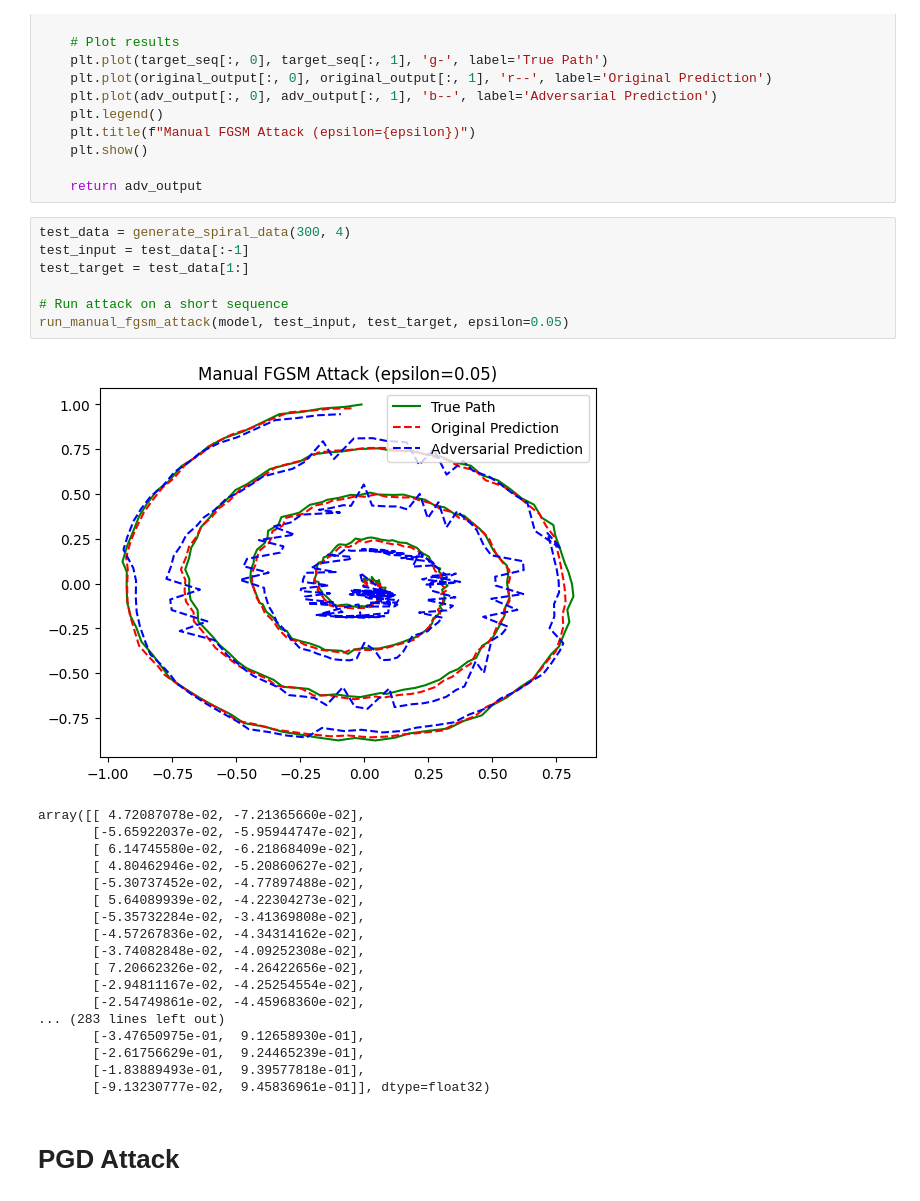
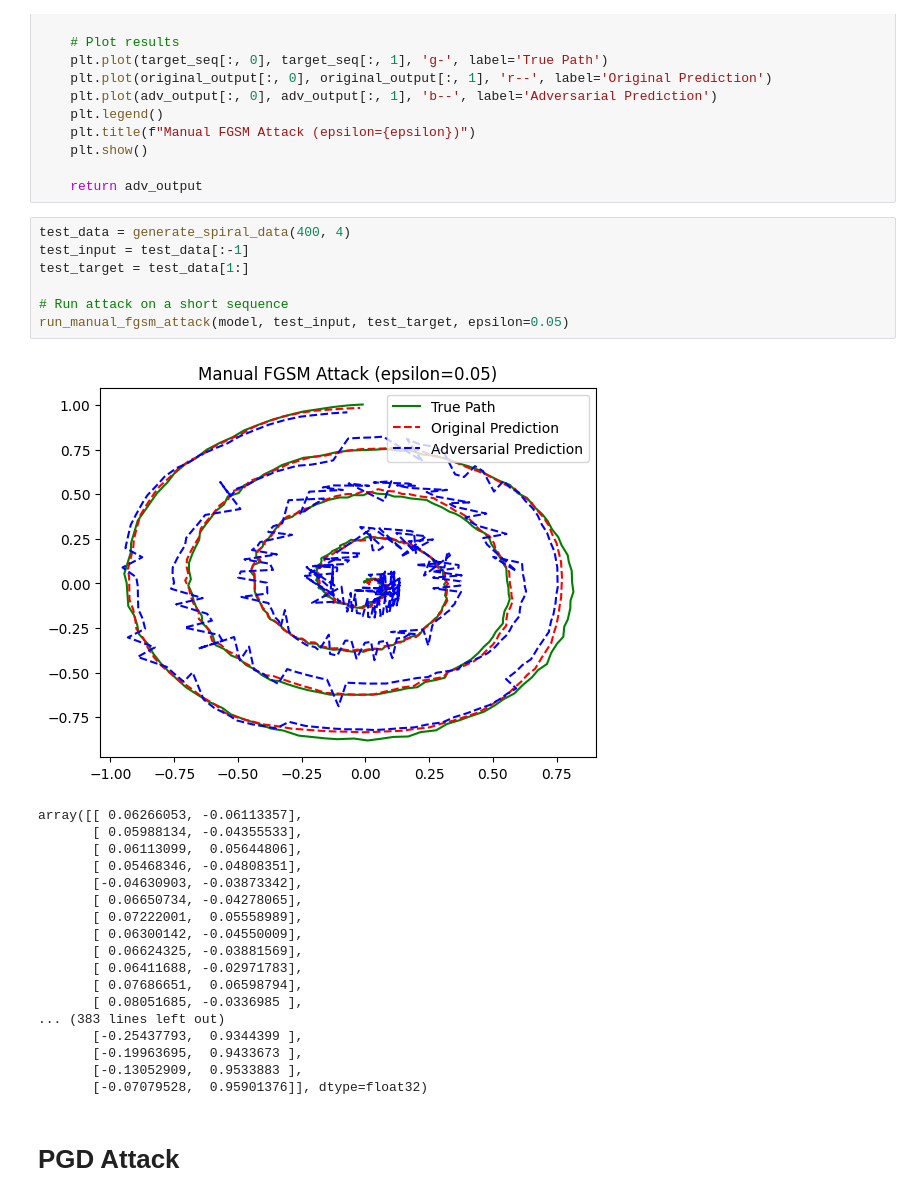
Before and after one commit to ViyanR/LTCFYP, a Jupyter notebook: LNN_LTC_Tutorial_Eng.ipynb, the cells around one changed output. Drawn from its saved outputs; the diff is of its cells as text.

```diff
--- a/LNN_LTC_Tutorial_Eng.ipynb
+++ b/LNN_LTC_Tutorial_Eng.ipynb
@@ -480,31 +491,31 @@ def run_manual_fgsm_attack(model, input_seq, target_seq, epsilon=0.05):
 
     return adv_output
 # %%
-test_data = generate_spiral_data(300, 4)
+test_data = generate_spiral_data(400, 4)
 test_input = test_data[:-1]
 test_target = test_data[1:]
 
 # Run attack on a short sequence
 run_manual_fgsm_attack(model, test_input, test_target, epsilon=0.05)
 # %% [output]
-[figure, old version]
+[figure, new version]
-array([[ 4.72087078e-02, -7.21365660e-02],
-       [-5.65922037e-02, -5.95944747e-02],
-       [ 6.14745580e-02, -6.21868409e-02],
-       [ 4.80462946e-02, -5.20860627e-02],
-       [-5.30737452e-02, -4.77897488e-02],
-       [ 5.64089939e-02, -4.22304273e-02],
-       [-5.35732284e-02, -3.41369808e-02],
-       [-4.57267836e-02, -4.34314162e-02],
-       [-3.74082848e-02, -4.09252308e-02],
-       [ 7.20662326e-02, -4.26422656e-02],
-       [-2.94811167e-02, -4.25254554e-02],
-       [-2.54749861e-02, -4.45968360e-02],
-... (283 lines left out)
-       [-3.47650975e-01,  9.12658930e-01],
-       [-2.61756629e-01,  9.24465239e-01],
-       [-1.83889493e-01,  9.39577818e-01],
-       [-9.13230777e-02,  9.45836961e-01]], dtype=float32)
+array([[ 0.06266053, -0.06113357],
+       [ 0.05988134, -0.04355533],
+       [ 0.06113099,  0.05644806],
+       [ 0.05468346, -0.04808351],
+       [-0.04630903, -0.03873342],
+       [ 0.06650734, -0.04278065],
+       [ 0.07222001,  0.05558989],
+       [ 0.06300142, -0.04550009],
+       [ 0.06624325, -0.03881569],
+       [ 0.06411688, -0.02971783],
+       [ 0.07686651,  0.06598794],
+       [ 0.08051685, -0.0336985 ],
+... (383 lines left out)
+       [-0.25437793,  0.9344399 ],
+       [-0.19963695,  0.9433673 ],
+       [-0.13052909,  0.9533883 ],
+       [-0.07079528,  0.95901376]], dtype=float32)
 # %% [markdown]
 # PGD Attack
 # %%
```
Also changed, not shown: parts of 28 cells of this notebook, 1 other file.
